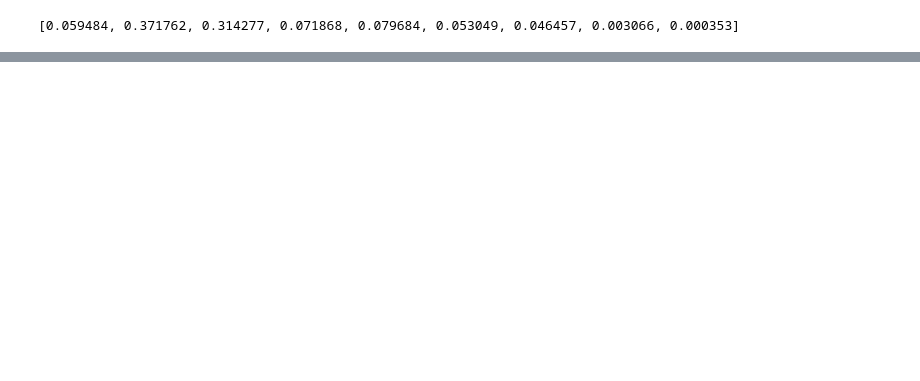
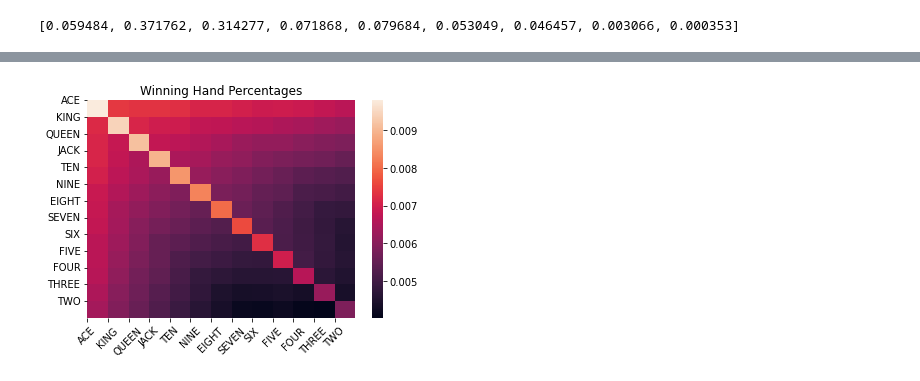
Before and after one commit to AughdonBreslin/Poker, a Jupyter notebook: visual.ipynb, the cells around one changed output, grey strips where cells are left out. Cells and saved outputs as stored; diff of their text form; code cells hidden in the pictures; blank space fills up the shorter version.

```diff
--- a/visual.ipynb
+++ b/visual.ipynb
@@ -65,0 +91,16 @@ STRAIGHTFLUSH         0        0        0       0         0       0       0
+# %%
+winningHandCounts = np.array(
+                    [[77301, 38839, 38559, 38492, 38263, 37320, 37351, 36892, 36367, 36489, 36290, 35685, 35122],
+                    [113419, 74326, 37446, 36674, 36457, 35563, 35412, 34925, 34693, 34101, 33710, 33187, 32664],
+                    [112402, 107579, 72279, 35670, 35237, 34453, 33739, 32874, 32354, 32313, 31584, 31200, 30812],
+                    [112267, 107083, 102362, 70560, 34018, 33611, 32533, 32051, 31155, 30726, 30246, 29821, 29118],
+                    [110989, 105715, 101926, 98192, 67440, 32589, 31586, 30947, 30069, 29255, 28461, 27986, 27641],
+                    [108314, 103404, 99234, 95699, 92604, 65453, 30600, 30096, 29055, 28560, 27158, 26821, 26424],
+                    [107609, 100961, 96763, 92959, 90327, 87253, 63109, 29438, 28592, 27457, 26502, 25421, 25260],
+                    [107160, 100468, 94493, 90667, 88050, 85290, 83222, 60184, 28161, 27198, 26154, 25174, 24257],
+                    [105367, 99320, 93323, 87563, 85191, 82333, 80612, 79281, 57359, 27121, 26322, 25276, 23978],
+                    [105399, 97777, 92023, 87275, 82029, 79515, 77702, 76036, 75643, 55101, 26496, 25155, 24243],
+                    [104367, 96412, 90149, 85832, 80745, 76059, 74140, 72692, 72702, 73020, 52170, 24650, 23821],
+                    [102535, 94399, 89170, 83699, 79350, 74791, 70637, 69027, 69337, 69872, 68410, 49041, 23102],
+                    [100769, 93144, 87585, 82463, 77575, 73040, 69299, 65631, 65440, 66202, 64403, 63343, 46128]])
+sum([sum(row) for row in winningHandCounts])
@@ -65,0 +109,16 @@ STRAIGHTFLUSH         0        0        0       0         0       0       0
+# %%
+normalizedWinCount = np.array([[0 for i in range(len(winningHandCounts[0]))] for j in range(len(winningHandCounts))])
+for row in range(len(winningHandCounts)):
+    for col in range(len(normalizedWinCount[row])):
+        if row == col:
+            # Pair: 6 combos
+            normalizedWinCount[row][col] = winningHandCounts[row][col] * 1326/169/6
+        elif row > col:
+            # Unsuited: 12 combos
+            normalizedWinCount[row][col] = winningHandCounts[row][col] * 1326/169/12
+        else:
+            # Suited: 4 combos
+            normalizedWinCount[row][col] = winningHandCounts[row][col] * 1326/169/4
+print(sum([sum(row) for row in normalizedWinCount]))
+normalizedWinCount = normalizedWinCount/sum([sum(row) for row in normalizedWinCount])
+print(sum([sum(row) for row in normalizedWinCount]))
@@ -65,0 +146,8 @@ STRAIGHTFLUSH         0        0        0       0         0       0       0
+# %%
+sns.heatmap(normalizedWinCount)
+plt.title("Winning Hand Percentages")
+plt.xticks(rotation=45, ticks=[i for i in range(13)], labels=[rank.name for rank in list(Rank)[::-1]])
+plt.yticks(rotation=0, ticks=[i for i in range(13)], labels=[rank.name for rank in list(Rank)[::-1]])
+plt.show()
+# %% [output]
+[figure, added]
```
Also changed, not shown: parts of 13 cells of this notebook, 8 other files.
